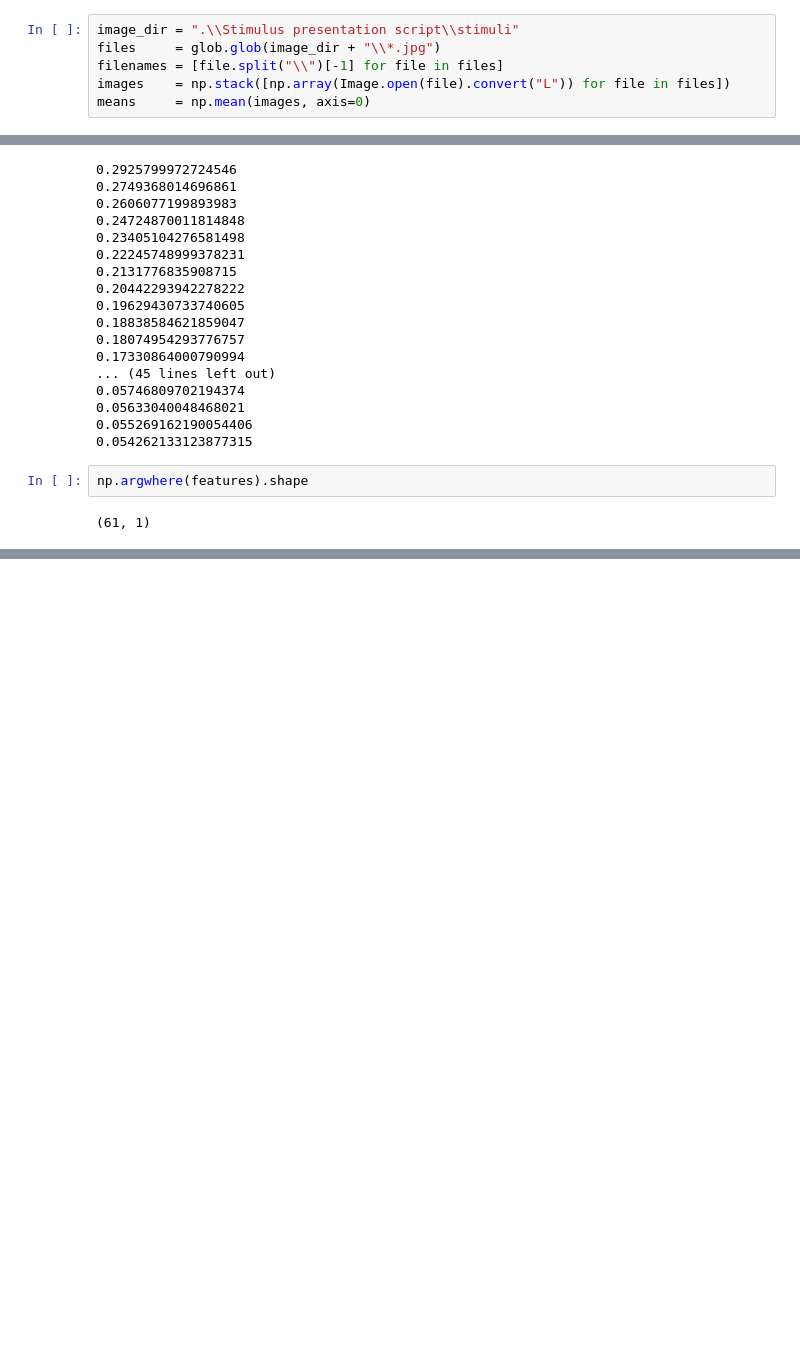
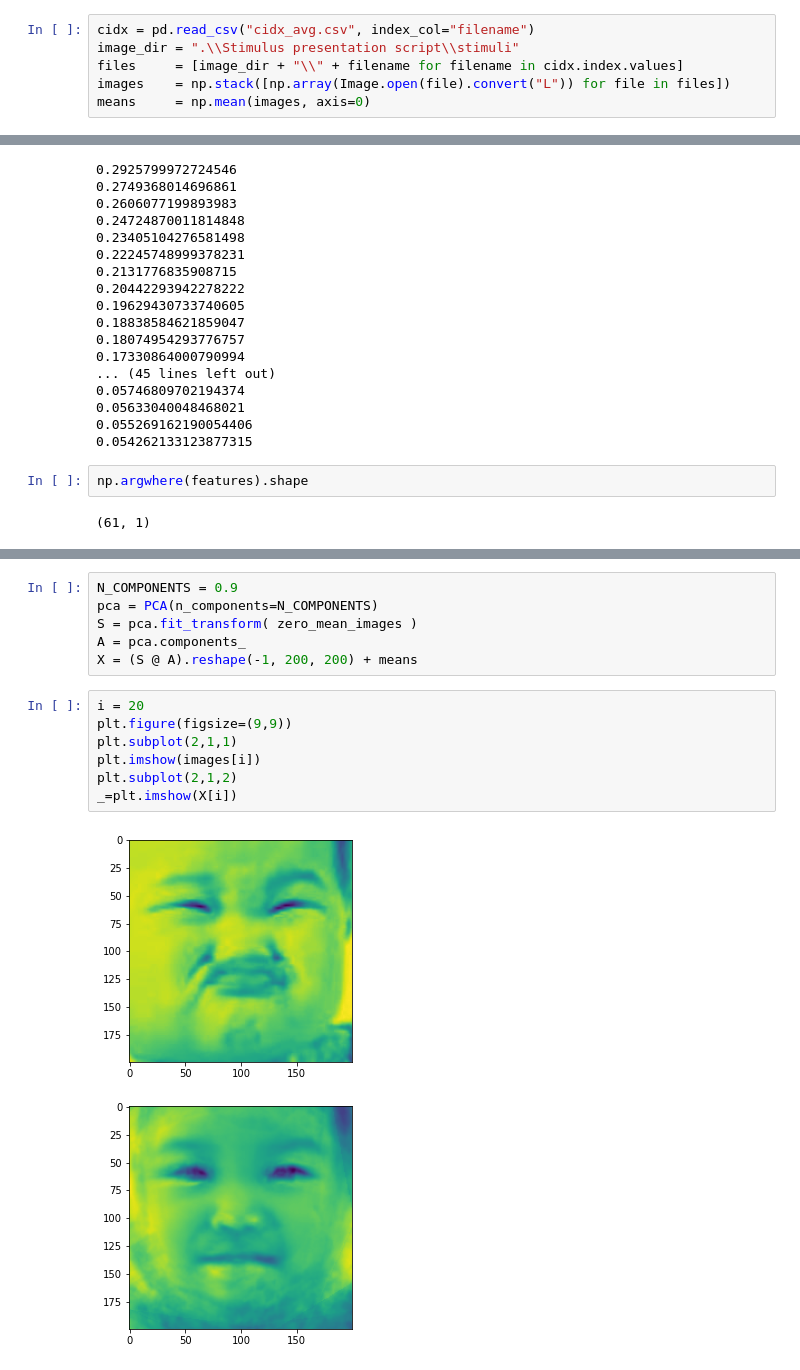
Before and after one commit to simonamtoft/face-perception-modelling, a Jupyter notebook: PCA.ipynb, the cells around one changed output, grey strips where cells are left out. Saved outputs shown, nothing was run; the diff lists cells and outputs as text; blank space fills up the shorter version.

```diff
--- a/PCA.ipynb
+++ b/PCA.ipynb
@@ -10,7 +9,7 @@ import glob
 # %%
+cidx = pd.read_csv("cidx_avg.csv", index_col="filename")
 image_dir = ".\\Stimulus presentation script\\stimuli"
-files     = glob.glob(image_dir + "\\*.jpg")
-filenames = [file.split("\\")[-1] for file in files]
+files     = [image_dir + "\\" + filename for filename in cidx.index.values]
 images    = np.stack([np.array(Image.open(file).convert("L")) for file in files])
 means     = np.mean(images, axis=0)
 # %%
@@ -117,0 +156,15 @@ for i in range(len(y)):
+# %%
+N_COMPONENTS = 0.9
+pca = PCA(n_components=N_COMPONENTS)
+S = pca.fit_transform( zero_mean_images )
+A = pca.components_
+X = (S @ A).reshape(-1, 200, 200) + means
+# %%
+i = 20
+plt.figure(figsize=(9,9))
+plt.subplot(2,1,1)
+plt.imshow(images[i])
+plt.subplot(2,1,2)
+_=plt.imshow(X[i])
+# %% [output]
+[figure, added]
```
Also changed, not shown: parts of 12 cells of this notebook.
